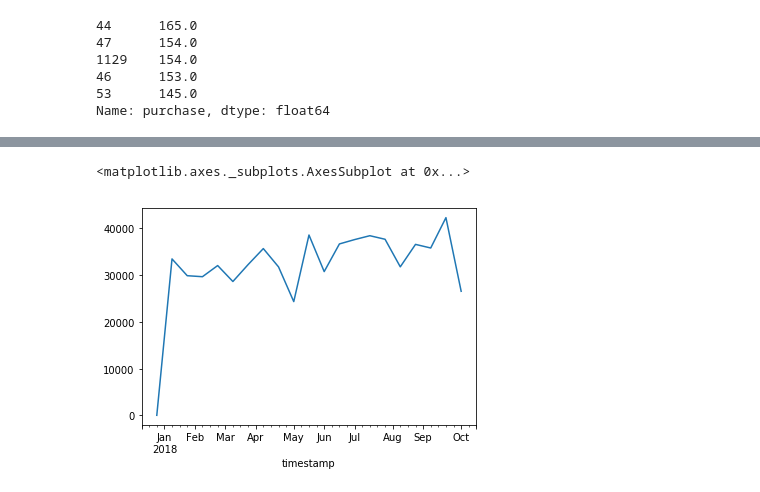
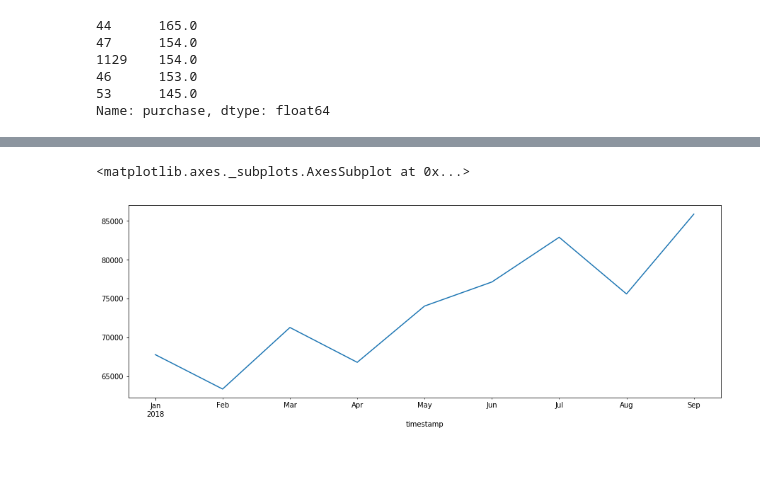
Before and after one commit to smortezahashemi/Ezako, a Jupyter notebook: temp.ipynb, the cells around one changed output, grey strips where cells are left out. Saved outputs shown, nothing was run; the diff lists cells and outputs as text; code cells hidden in the pictures; blank space fills up the shorter version.

```diff
--- a/temp.ipynb
+++ b/temp.ipynb
@@ -17,6 +16,8 @@ import matplotlib.pyplot as plt
 
 views = pd.read_csv("C:/Users/Spa-Francorchamps/Downloads/eco_v0.2/all_product_2018.csv")
 carts = pd.read_csv("C:/Users/Spa-Francorchamps/Downloads/eco_v0.2/all_order_2018.csv")
+# %%
+plt.rcParams['figure.figsize'] = 15, 5
 # %%
 #-------Convert timestamp to human readable time units
 
@@ -384,5 +356,5 @@ a.resample('W').sum()['actual_price']
 # %%
-carts.resample('2W').sum()['cart_price'].plot()
+carts['Jan 2018' : 'Sep 2018'].resample('M').sum()['cart_price'].plot()
 # %% [output]
 <matplotlib.axes._subplots.AxesSubplot at 0x...>
-[figure, old version]
+[figure, new version]
```
Also changed, not shown: parts of 61 cells of this notebook.
